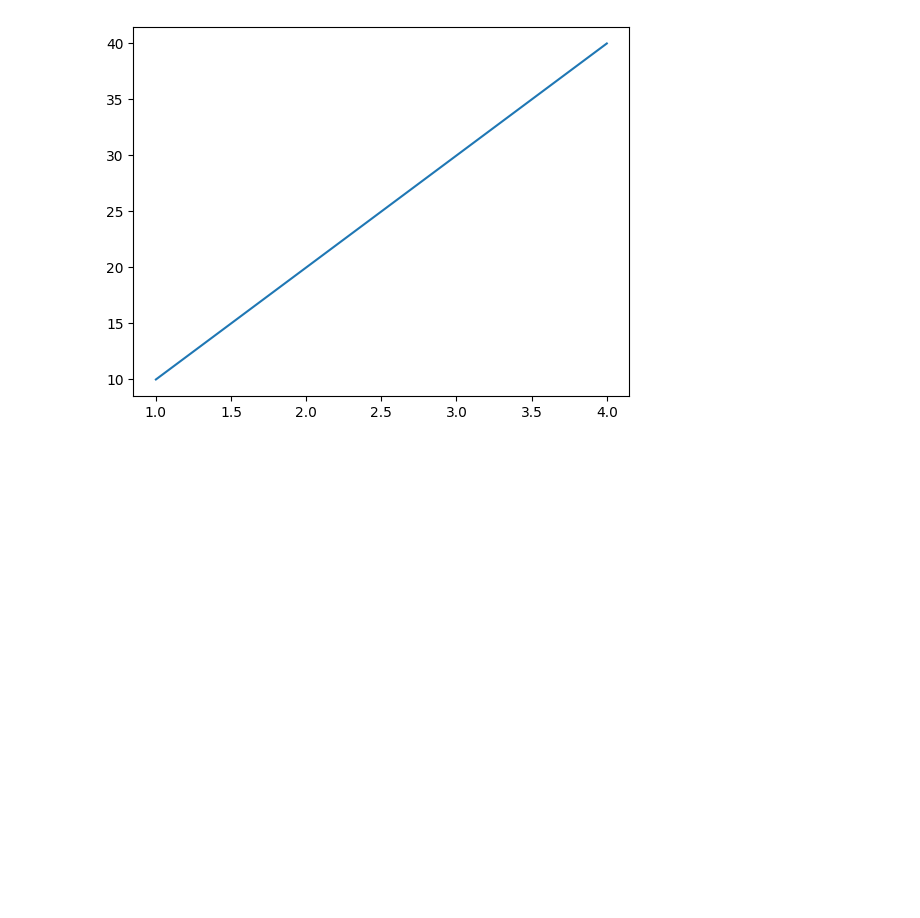
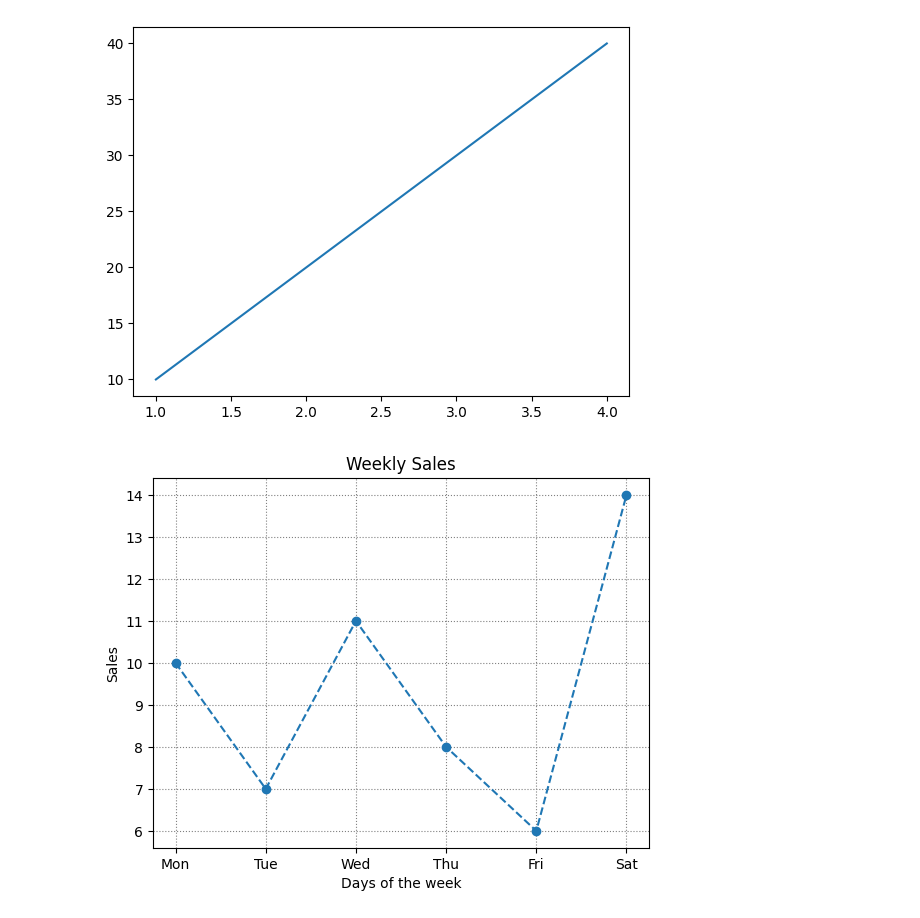
Before and after one commit to pranjal7398/Matplotlib, a Jupyter notebook: matplotlib.ipynb, the cells around one changed output. Cells and saved outputs as stored; diff of their text form; code cells hidden in the pictures; blank space fills up the shorter version.

```diff
--- a/matplotlib.ipynb
+++ b/matplotlib.ipynb
@@ -10,3 +12,19 @@ plt.plot(x,y)
 plt.show()
 # %% [output]
 [figure]
+# %%
+#plotting weekly sales of any company as a line graph
+
+import matplotlib.pyplot as plt
+
+x = ['Mon' , 'Tue' , 'Wed' , 'Thu' , 'Fri' , 'Sat']
+y = [10,7,11,8,6,14]
+
+plt.title("Weekly Sales")
+plt.xlabel("Days of the week")
+plt.ylabel("Sales")
+plt.plot(x, y, linestyle='--', marker='o')
+plt.grid(color='gray' , linestyle=':')
+plt.show()
+# %% [output]
+[figure, added]
```
Also changed, not shown: parts of 2 cells of this notebook.
